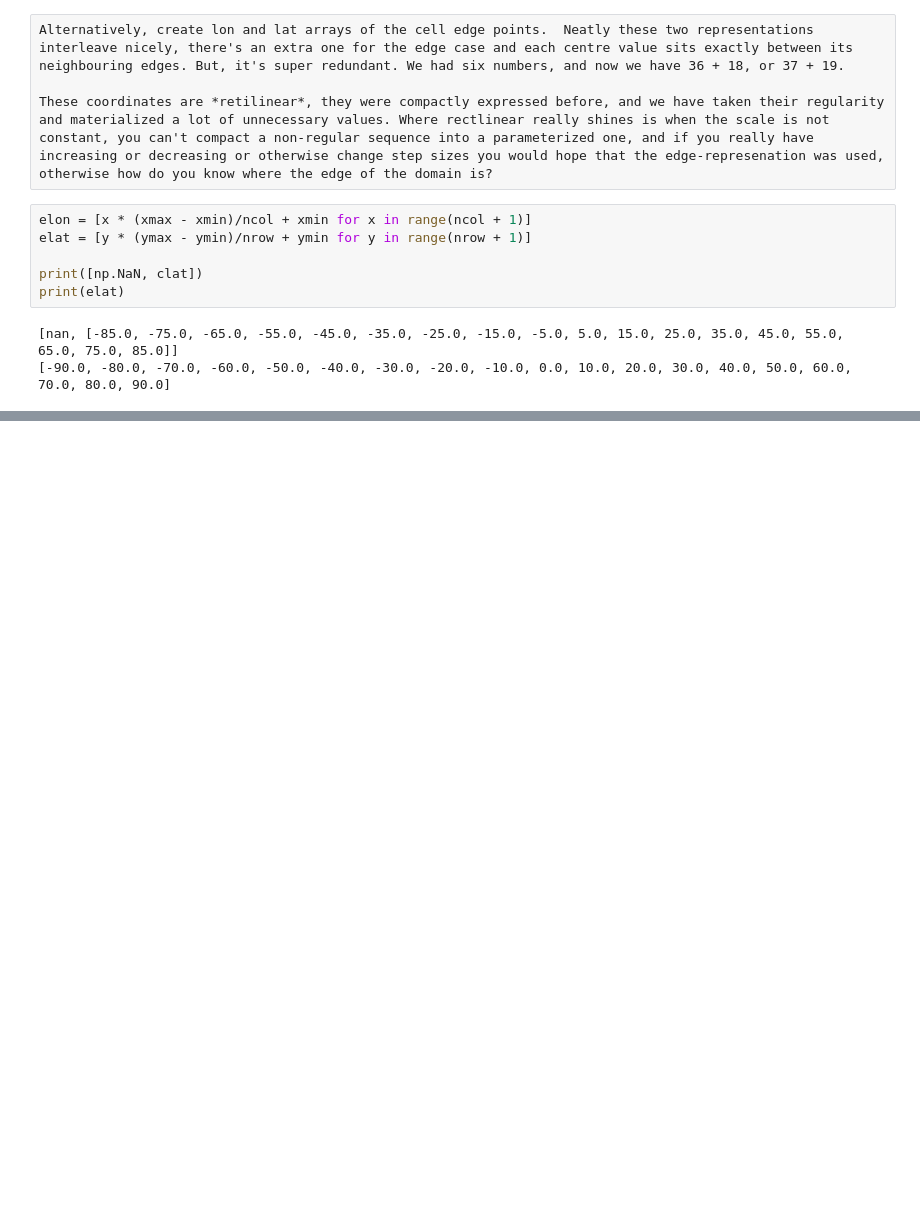
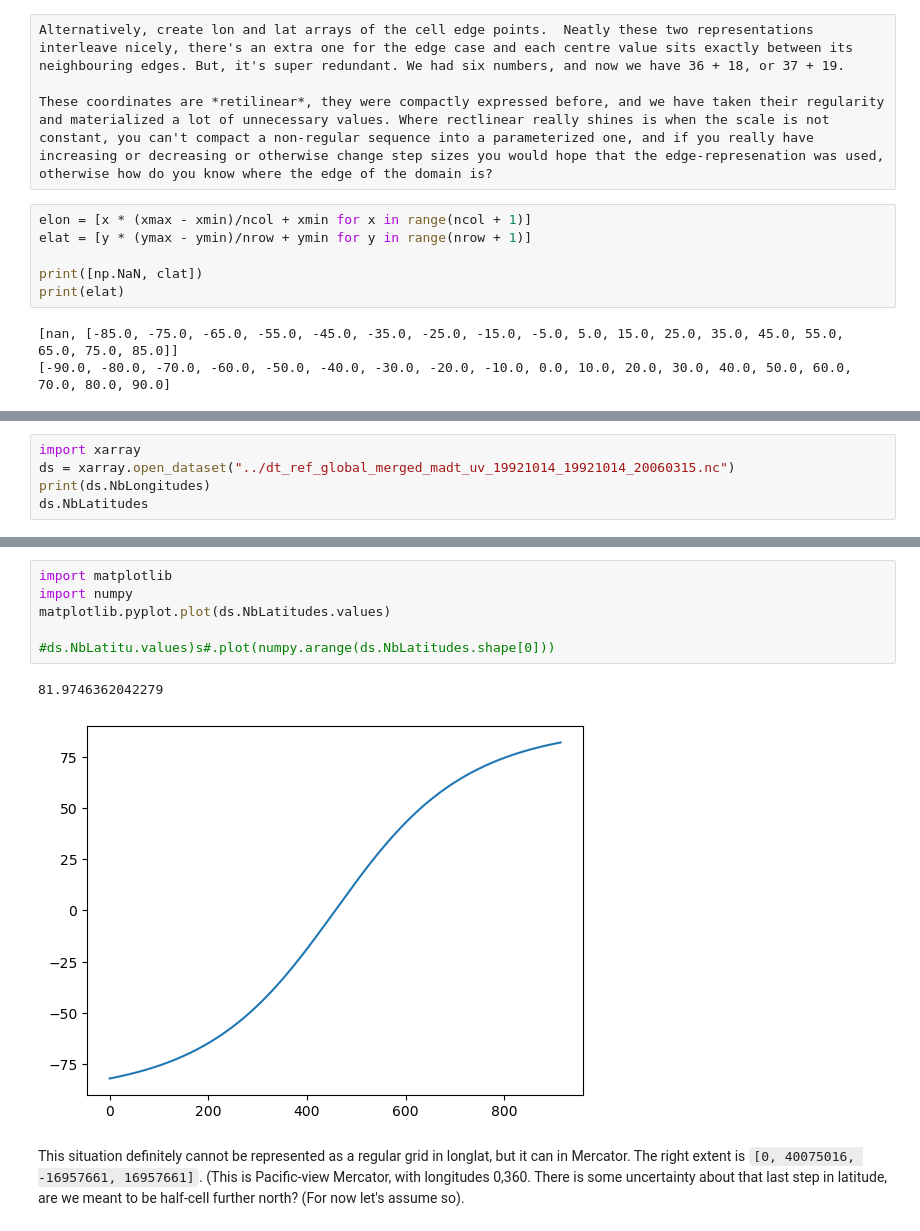
Before and after one commit to mdsumner/rw-book, a Jupyter notebook: experiments/xarray_unref_matrix.ipynb, the cells around one changed output, grey strips where cells are left out. Cells and saved outputs as stored; diff of their text form; blank space fills up the shorter version.

Commit message:
more on the mercator flip but a bit stuck ...

```diff
--- a/experiments/xarray_unref_matrix.ipynb
+++ b/experiments/xarray_unref_matrix.ipynb
@@ -290,0 +345,5 @@ array([[  0,   1,   2,   3,   4,   5,   6,   7,   8,   9,  10,  11,  12,
+# %%
+import xarray
+ds = xarray.open_dataset("../dt_ref_global_merged_madt_uv_19921014_19921014_20060315.nc")
+print(ds.NbLongitudes)
+ds.NbLatitudes
@@ -290,0 +367,11 @@ array([[  0,   1,   2,   3,   4,   5,   6,   7,   8,   9,  10,  11,  12,
+# %%
+import matplotlib
+import numpy
+matplotlib.pyplot.plot(ds.NbLatitudes.values)
+
+#ds.NbLatitu.values)s#.plot(numpy.arange(ds.NbLatitudes.shape[0]))
+# %% [output]
+81.9746362042279
+[figure, added]
+# %% [markdown]
+This situation definitely cannot be represented as a regular grid in longlat, but it can in Mercator. The right extent is `[0, 40075016, -16957661, 16957661]`. (This is Pacific-view Mercator, with longitudes 0,360. There is some uncertainty about that last step in latitude, are we meant to be half-cell further north? (For now let's assume so).
```
Also changed, not shown: parts of 24 cells of this notebook.
